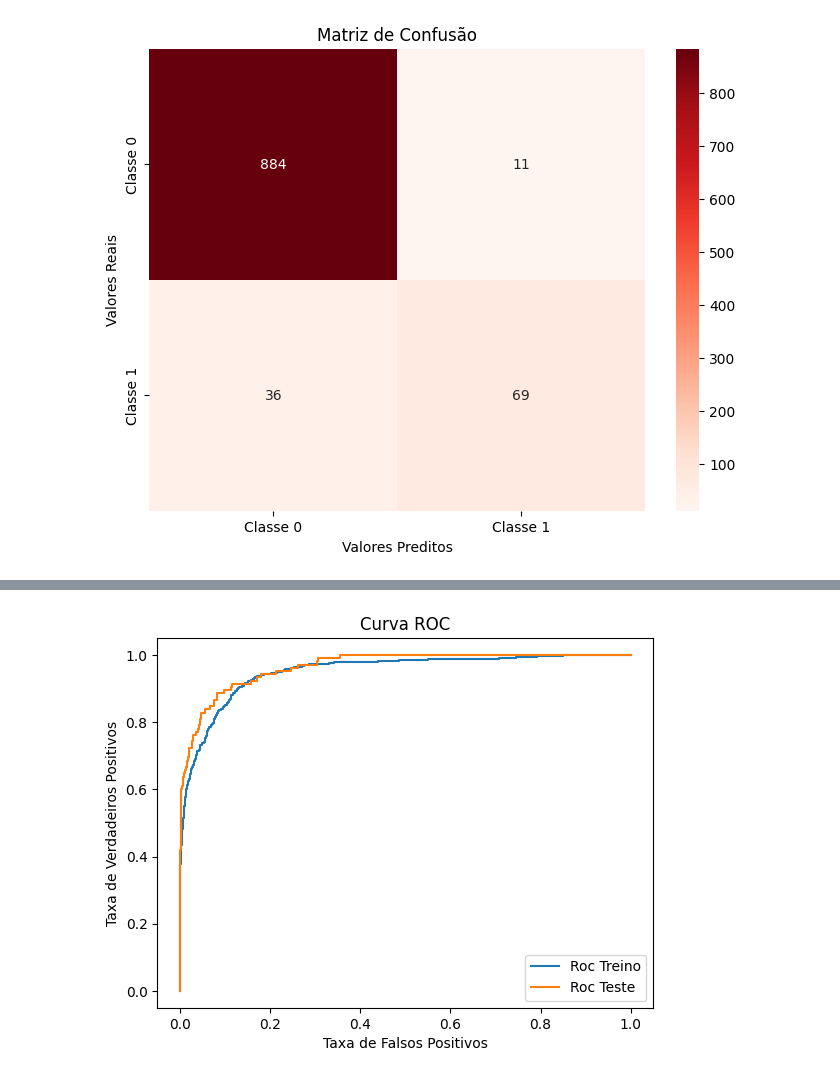
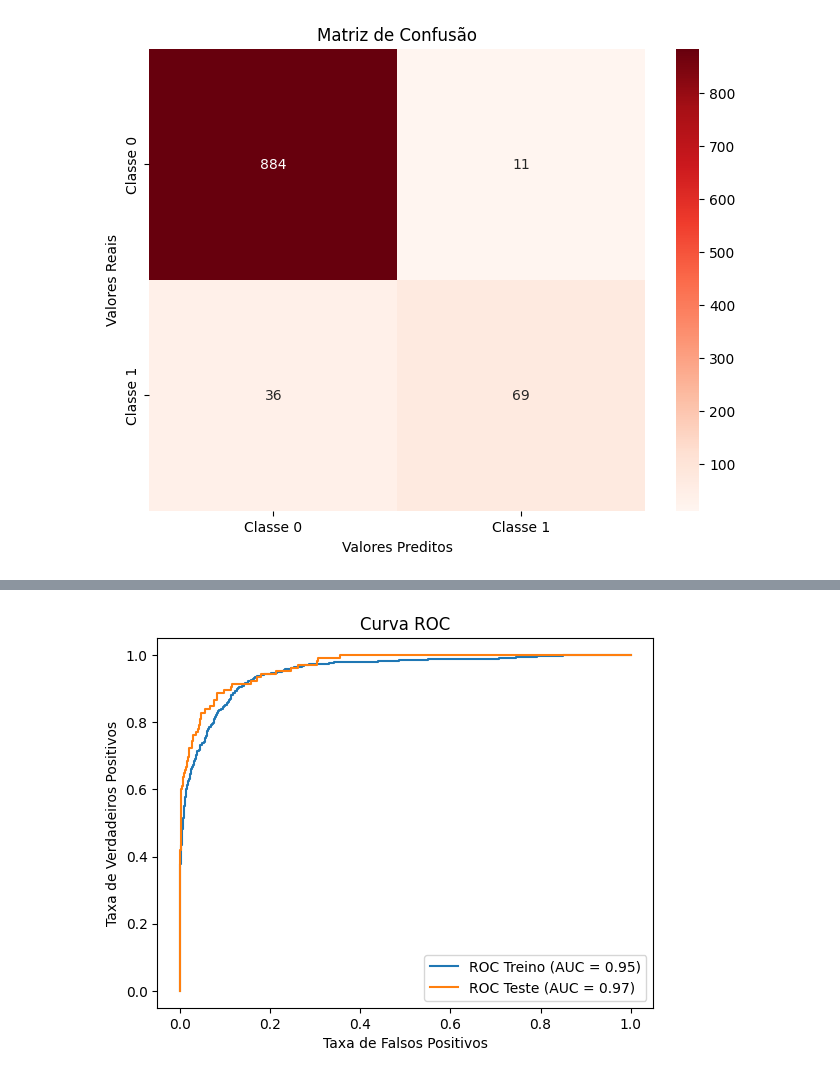
Before and after one commit to GustasAndre/RegressaoLogistica, a Jupyter notebook: LogisticRegression.ipynb, the cells around one changed output, grey strips where cells are left out. Drawn from its saved outputs; the diff is of its cells as text; code cells hidden in the pictures.

```diff
--- a/LogisticRegression.ipynb
+++ b/LogisticRegression.ipynb
@@ -148,16 +148,16 @@ F1 Score Treino: 0.680
 # %%
 fpr_train, tpr_train, _ = roc_curve(y_train, model.predict_proba(X_train)[:, 1])
 fpr_test, tpr_test, _ = roc_curve(y_test, model.predict_proba(X_test)[:, 1])
 
 auc_train = auc(fpr_train, tpr_train)
 auc_test = auc(fpr_test, tpr_test)
 
-plt.plot(fpr_train, tpr_train, label="Roc Treino")
-plt.plot(fpr_test, tpr_test, label="Roc Teste")
+plt.plot(fpr_train, tpr_train, label=f"ROC Treino (AUC = {auc_train:.2f})")
+plt.plot(fpr_test, tpr_test, label=f"ROC Teste (AUC = {auc_test:.2f})")
 plt.legend()
 plt.xlabel("Taxa de Falsos Positivos")
 plt.ylabel("Taxa de Verdadeiros Positivos")
 plt.title("Curva ROC")
 plt.show()
 # %% [output]
-[figure, old version]
+[figure, new version]
```
Also changed, not shown: parts of 1 cell of this notebook.
